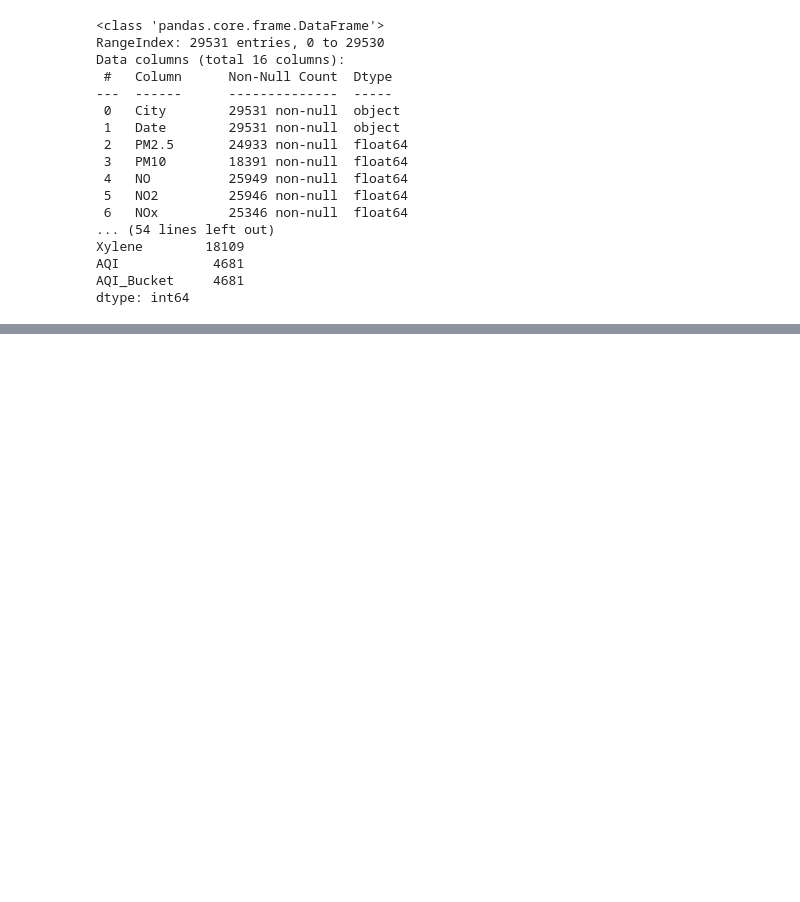
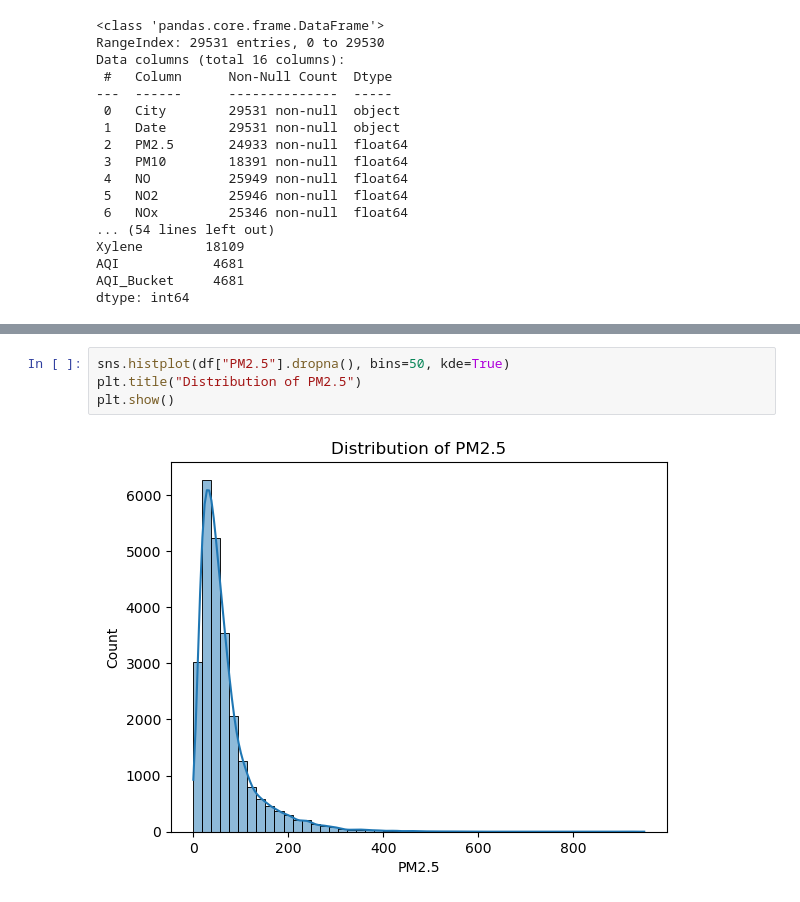
Before and after one commit to DARKPHOENIXARISE/PROJECT_AIR_QUALITY_RISKS, a Jupyter notebook: AIR_QUALITY_RISK_project.ipynb, the cells around one changed output, grey strips where cells are left out. Drawn from its saved outputs; the diff is of its cells as text; blank space fills up the shorter version.

```diff
--- a/AIR_QUALITY_RISK_project.ipynb
+++ b/AIR_QUALITY_RISK_project.ipynb
@@ -69,0 +125,6 @@ dtype: int64
+# %%
+sns.histplot(df["PM2.5"].dropna(), bins=50, kde=True)
+plt.title("Distribution of PM2.5")
+plt.show()
+# %% [output]
+[figure, added]
```
Also changed, not shown: parts of 21 cells of this notebook.
